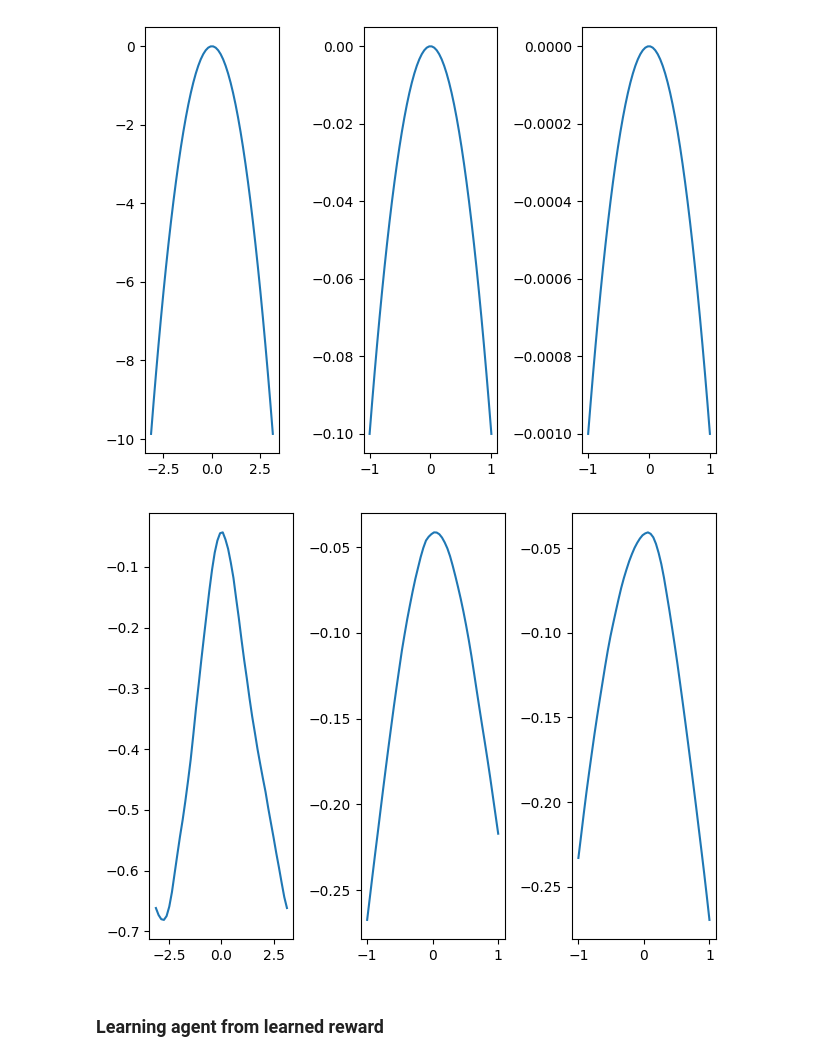
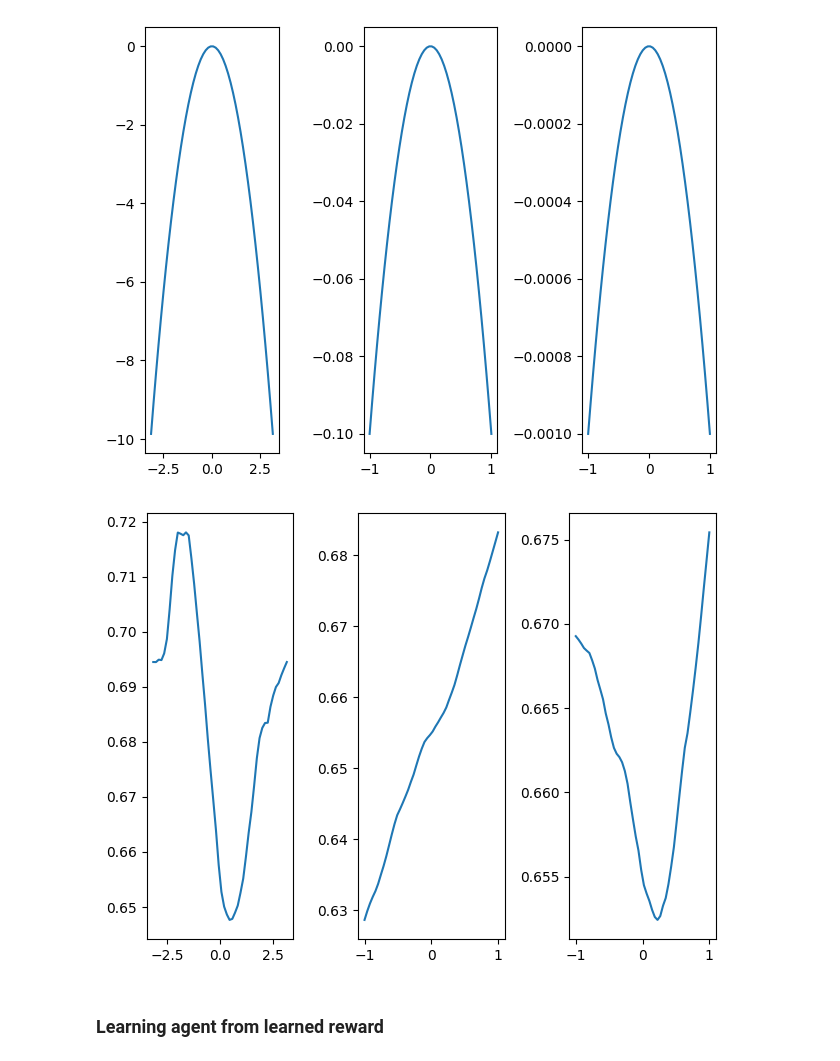
Before and after one commit to iameteron/rlib, a Jupyter notebook: examples/imitation_learning.ipynb, the cells around one changed output. Saved outputs shown, nothing was run; the diff lists cells and outputs as text; code cells hidden in the pictures.

```diff
--- a/examples/imitation_learning.ipynb
+++ b/examples/imitation_learning.ipynb
@@ -82,26 +86,3 @@ expert_trajectories = rb.get_data()
 ## GCL
 # %% [markdown]
 ### Train
-# %%
-class RewardNet(nn.Module):
-    def __init__(self, obs_dim, action_dim, hidden_size=256):
-        super().__init__()
-        self.net = nn.Sequential(
-            nn.Linear(obs_dim + action_dim, hidden_size),
-            nn.ReLU(),
-            nn.Linear(hidden_size, hidden_size),
-            nn.ReLU(),
-            nn.Linear(hidden_size, 1),
-        )
-
-    def forward(self, observations, actions):
-        """
-        Args:
-            observations (torch.Tensor): (B, obs_dim)
-            actions (torch.Tensor): (B, action_dim)
-
-        Returns:
-            q_values: (torch.Tensor): (B, 1)
-        """
-        input = torch.cat((observations, actions), dim=1)
-        return self.net(input)
@@ -217,7 +106,7 @@ gcl(
     reward_optimizer,
 )
 # %%
-with open("./models/pendulum_nn_reward_2", "wb") as file:
+with open("./models/pendulum_nn_gcl_reward", "wb") as file:
     pickle.dump(reward_net, file)
 # %% [markdown]
 ### Visualisation
@@ -229,10 +113,13 @@ env = RescaleAction(env, min_action, max_action)
+# %%
+with open("./models/pendulum_nn_gcl_reward", "rb") as file:
+    reward_net = pickle.load(file)
 # %%
 def original_reward(state, action):
     theta, theta_dot = state
     cost = theta**2 + 0.1 * theta_dot**2 + 0.001 * action**2
     return -cost
 # %%
-def nn_reward(state, action):
+def nn_reward_wrapper(state, action, reward_net=reward_net):
     theta, thetadot = state
     observation = np.array([np.cos(theta), np.sin(theta), thetadot], dtype=np.float32)
 
@@ -287,10 +173,11 @@ def plot_rewards(reward_fn):
 plot_rewards(original_reward)
 # %% [output]
 [figure]
-# %%
-plot_rewards(nn_reward)
-# %% [output]
-[figure, removed]
+# %%
+gcl_reward = partial(nn_reward_wrapper, reward_net=reward_net)
+plot_rewards(gcl_reward)
+# %% [output]
+[figure, added]
 # %% [markdown]
 ### Learning agent from learned reward
 # %%
```
Also changed, not shown: parts of 45 cells of this notebook, 32 other files.
